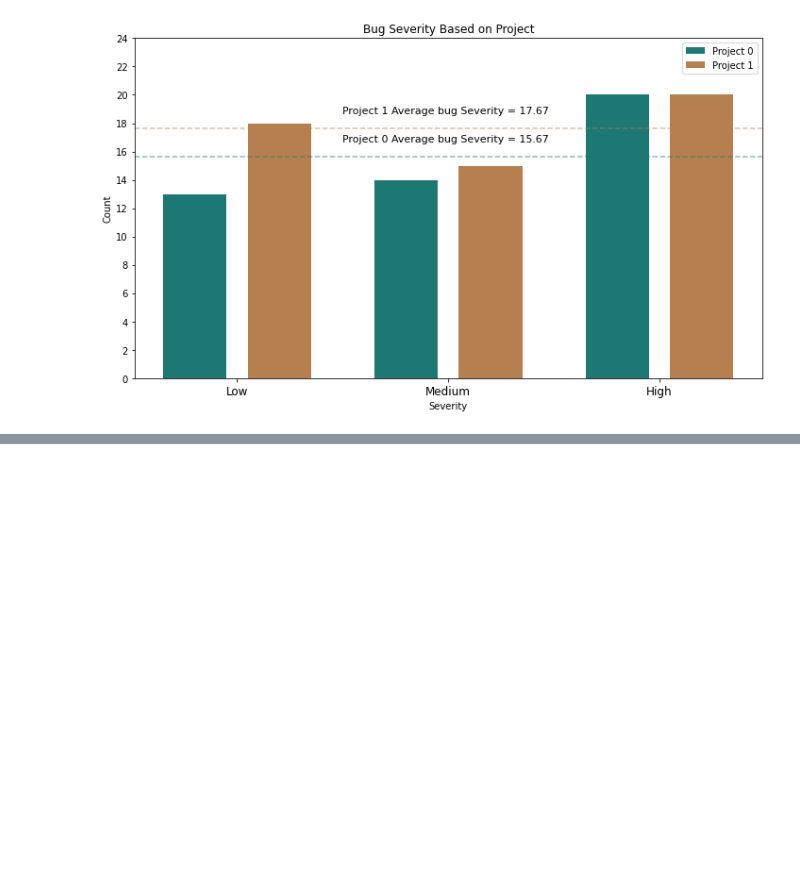
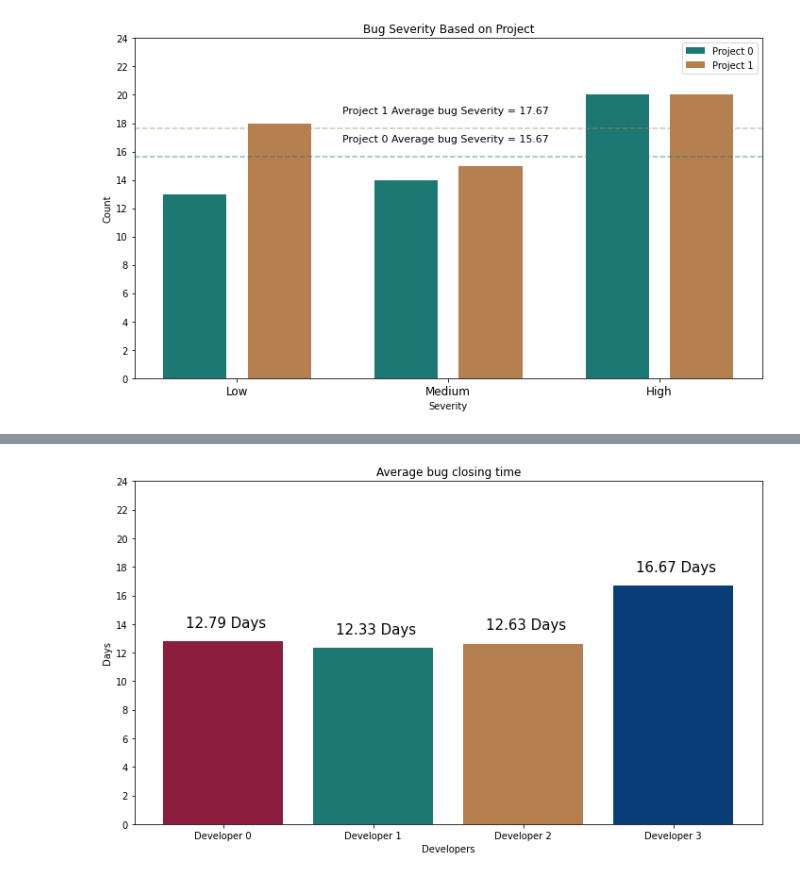
Before and after one commit to YazeedS/QAProject, a Jupyter notebook: HW2.ipynb, the cells around one changed output, grey strips where cells are left out. Drawn from its saved outputs; the diff is of its cells as text; code cells hidden in the pictures; blank space fills up the shorter version.

```diff
--- a/HW2.ipynb
+++ b/HW2.ipynb
@@ -224,0 +285,8 @@ plt.show()
+# %%
+df.Dt_Assigned = df.Dt_Assigned.astype("datetime64", "yyyy-mm-dd")
+df.Dt_Closed = df.Dt_Closed.astype("datetime64", "yyyy-mm-dd")
+df.Dt_Solved = df.Dt_Solved.astype("datetime64", "yyyy-mm-dd")
+df.Dt_Report = df.Dt_Report.astype("datetime64", "yyyy-mm-dd")
+# %%
+devs_bugs["AvgTime"] = (df.groupby("Developer")["duration"].sum() / df.groupby("Developer")["duration"].count()).values
+devs_bugs.AvgTime = devs_bugs.AvgTime.dt.round("h")
@@ -224,0 +301,33 @@ plt.show()
+# %%
+devs_bugs.AvgTime = devs_bugs.AvgTime.dt.round("h")
+# %%
+devs_bugs["floatAvgTime"] = [12.79, 12.33, 12.63, 16.67]
+# %%
+fig, ax = plt.subplots()
+
+fig.set_size_inches(10, 6);
+
+x_axis = np.arange(4)
+
+# Multi bar Chart
+
+plt.bar(devs_bugs.Dev, devs_bugs.floatAvgTime, color = ["#8B1E3F", "#1D7874",
+                                                                            "#B57F50", "#083D77"])
+# Annotations
+for i in range(4):
+    plt.annotate(f"{devs_bugs.loc[i, 'floatAvgTime']} Days",
+                 (i-0.25, devs_bugs.loc[i, "floatAvgTime"]+1), fontsize = 15)
+
+# Ticks
+
+plt.yticks(np.arange(0, 25, 2));
+
+# Titles and labels
+
+plt.title("Average bug closing time")
+plt.ylabel("Days")
+plt.xlabel("Developers")
+
+fig.tight_layout()
+# %% [output]
+[figure, added]
```
Also changed, not shown: parts of 23 cells of this notebook.
